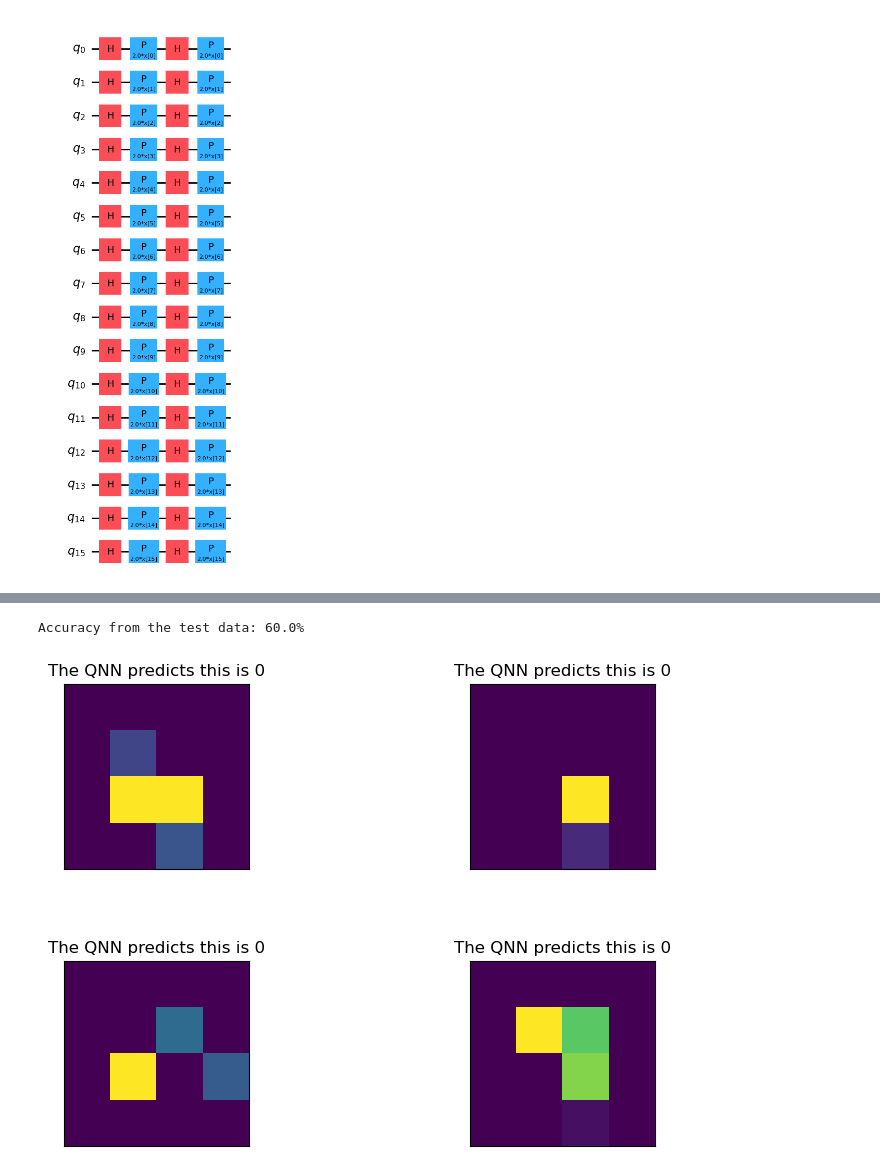
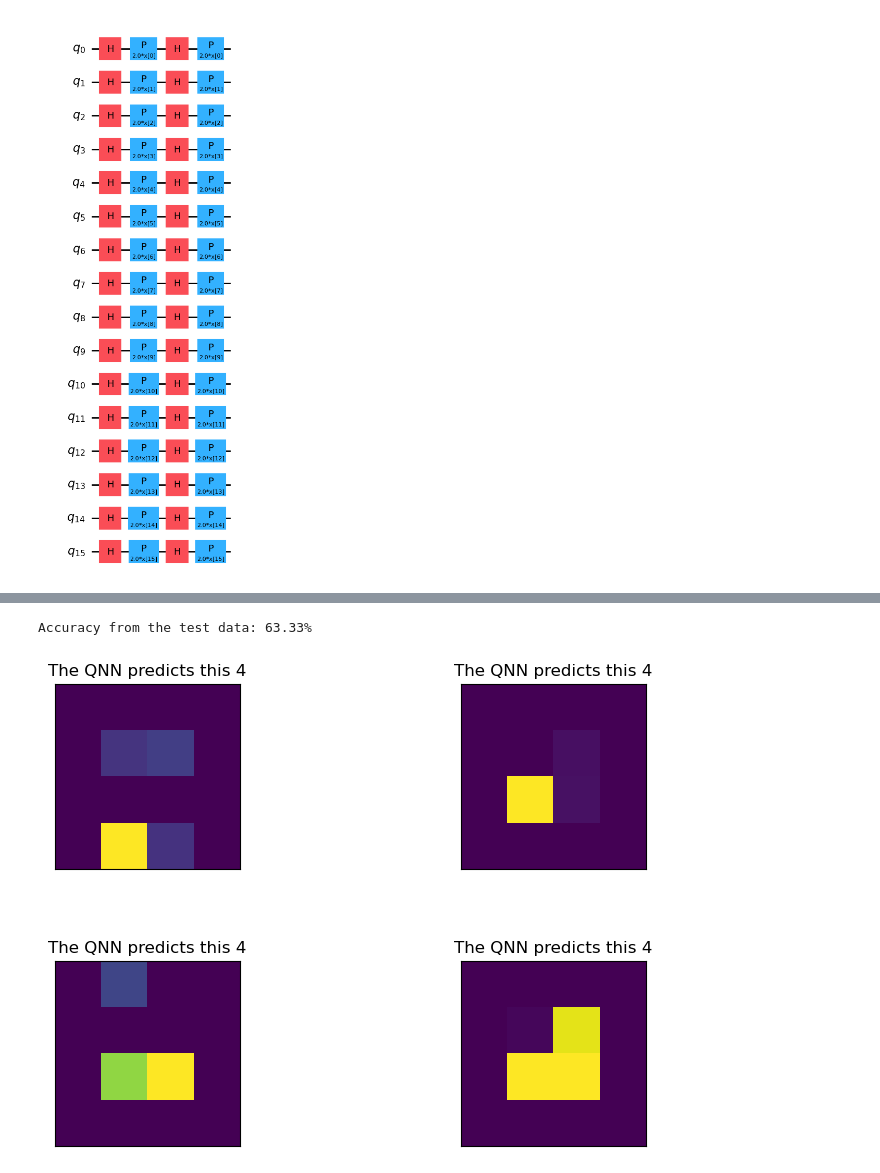
Before and after one commit to hmk55555/Errors, a Jupyter notebook: QCNN_Sampler.ipynb, the cells around one changed output, grey strips where cells are left out. Drawn from its saved outputs; the diff is of its cells as text; code cells hidden in the pictures.

```diff
--- a/QCNN_Sampler.ipynb
+++ b/QCNN_Sampler.ipynb
@@ -116,6 +122,7 @@ Number of original test examples: 10000
 # %%
 a = 3
 b = 4
+c = 5
 def filter_abcd(x, y):
     keep = (y == a) | (y == b)
     x, y = x[keep], y[keep]
@@ -174,14 +181,14 @@ def remove_contradicting(xs, ys):
 
     num_uniq_a = sum(1 for value in mapping.values() if len(value) == 1 and a in value)
     num_uniq_b = sum(1 for value in mapping.values() if len(value) == 1 and b in value)
-    # num_uniq_c = sum(1 for value in mapping.values() if len(value) == 1 and c in value)
+    num_uniq_c = sum(1 for value in mapping.values() if len(value) == 1 and c in value)
     num_uniq_all = sum(1 for value in mapping.values() if len(value) >= 2)
 
 
     print("Number of unique images:", len(mapping.values()))
     print("Number of unique ", a, "'s: ", num_uniq_a)
     print("Number of unique ", b, "'s: ", num_uniq_b)
-    # print("Number of unique ", c, "'s: ", num_uniq_c)
+    print("Number of unique ", c, "'s: ", num_uniq_c)
     print("Number of unique contradicting labels: ", num_uniq_all)
     print()
     print("Initial number of images: ", len(xs))
@@ -285,11 +327,11 @@ sampler_classifier = NeuralNetworkClassifier(
 x_reshaped = []
 x1_reshaped = []
 
-for b in resized_train_images:
-    x_reshaped.append(b.reshape(1,16))
+for g in resized_train_images:
+    x_reshaped.append(g.reshape(1,16))
 
-for b in resized_test_images:
-    x1_reshaped.append(b.reshape(1,16))
+for g in resized_test_images:
+    x1_reshaped.append(g.reshape(1,16))
 
 final_x = []
 final_x1 = []
@@ -306,19 +348,24 @@ y = train_labels
 x1 = final_x1
 y1 = test_labels
 
-# Setting labels to 0 or 1 to properly process in samplerqnn.
+# Setting labels to 0, 1, or 2 to properly process in samplerqnn.
 y_temp = []
 y1_temp = []
+
 for entry in y:
     if entry == a:
         y_temp.append(0)
-    else: y_temp.append(1)
+    elif entry == b:
+        y_temp.append(1)
+    else: y_temp.append(2)
 y=y_temp
 
 for entry in y1:
     if entry == a:
         y1_temp.append(0)
-    else: y1_temp.append(1)
+    elif entry == b:
+        y1_temp.append(1)
+    else: y1_temp.append(2)
 y1=y_temp
 
 # Converting to nparray
@@ -329,11 +376,13 @@ y1 = np.asarray(y1)
 
 objective_func_vals = []
 
-x = x[:5]
-y = y[:5]
+x = x[65:100]
+y = y[65:100]
+x1 = x1[100:130]
+y1 = y1[100:130]
 
 print(x)
 print(y)
-print(x1)
-print(y1)
+# print(x1)
+# print(y1)
 # %% [output]
@@ -383,26 +432,23 @@ Accuracy from the train data: 60.0%
 # %%
-x1 = x1[:10]
-y1 = y1[:10]
 y_predict = sampler_classifier.predict(x1)
-
 print(f"Accuracy from the test data: {np.round(100 * sampler_classifier.score(x1, y1), 2)}%")
 # %% [output]
-Accuracy from the test data: 60.0%
+Accuracy from the test data: 63.33%
 # %%
 fig, ax = plt.subplots(2, 2, figsize=(10, 6), subplot_kw={"xticks": [], "yticks": []})
 for i in range(0, 4):
     ax[i // 2, i % 2].imshow(x1[i].reshape(4, 4), aspect="equal")
     if y_predict[i] == 0:
-        ax[i // 2, i % 2].set_title("The QNN predicts this is 0")
+        ax[i // 2, i % 2].set_title("The QNN predicts this is 3")
     if y_predict[i] == 1:
-        ax[i // 2, i % 2].set_title("The QNN predicts this 1")
+        ax[i // 2, i % 2].set_title("The QNN predicts this 4")
     if y_predict[i] == 2:
-        ax[i // 2, i % 2].set_title("The QNN predicts this 2")
+        ax[i // 2, i % 2].set_title("The QNN predicts this 5")
     if y_predict[i] == 3:
-        ax[i // 2, i % 2].set_title("The QNN predicts this 3")
+        ax[i // 2, i % 2].set_title("The QNN predicts this 6")
 plt.subplots_adjust(wspace=0.1, hspace=0.5)
 # %% [output]
-[figure, old version]
+[figure, new version]
 # %%
 y_predict
 # %% [output]
```
Also changed, not shown: parts of 11 cells of this notebook.
